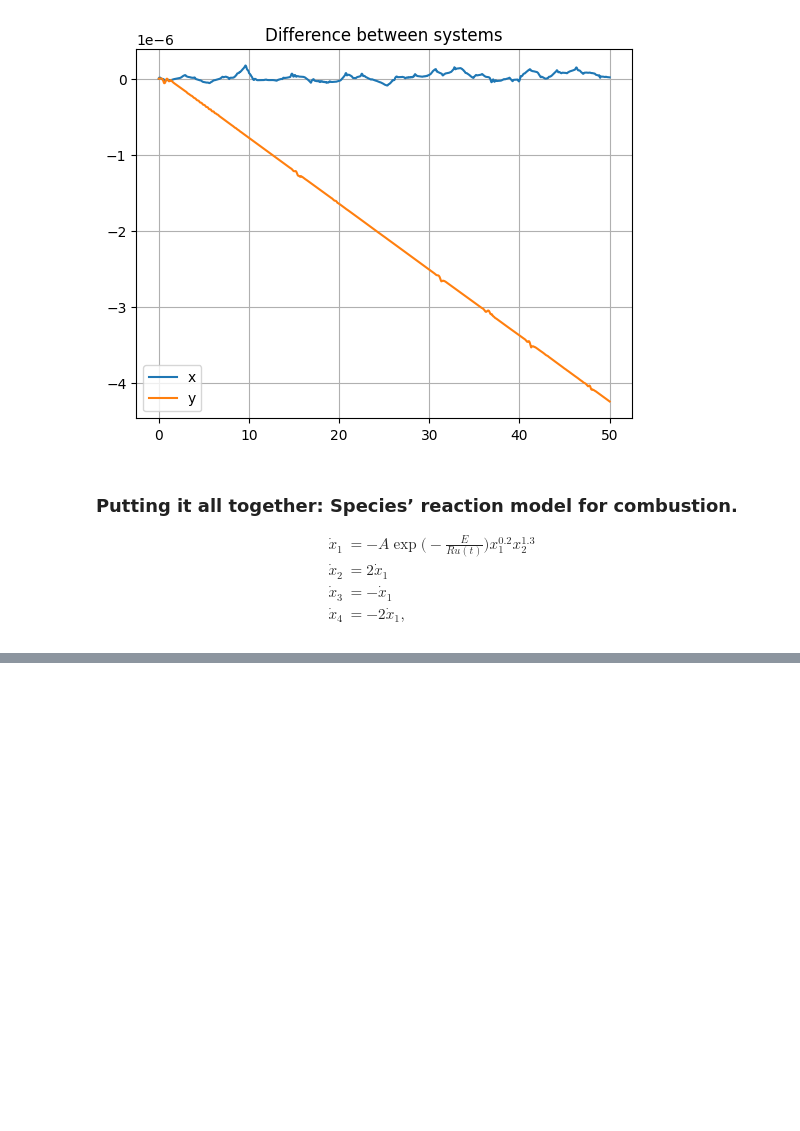
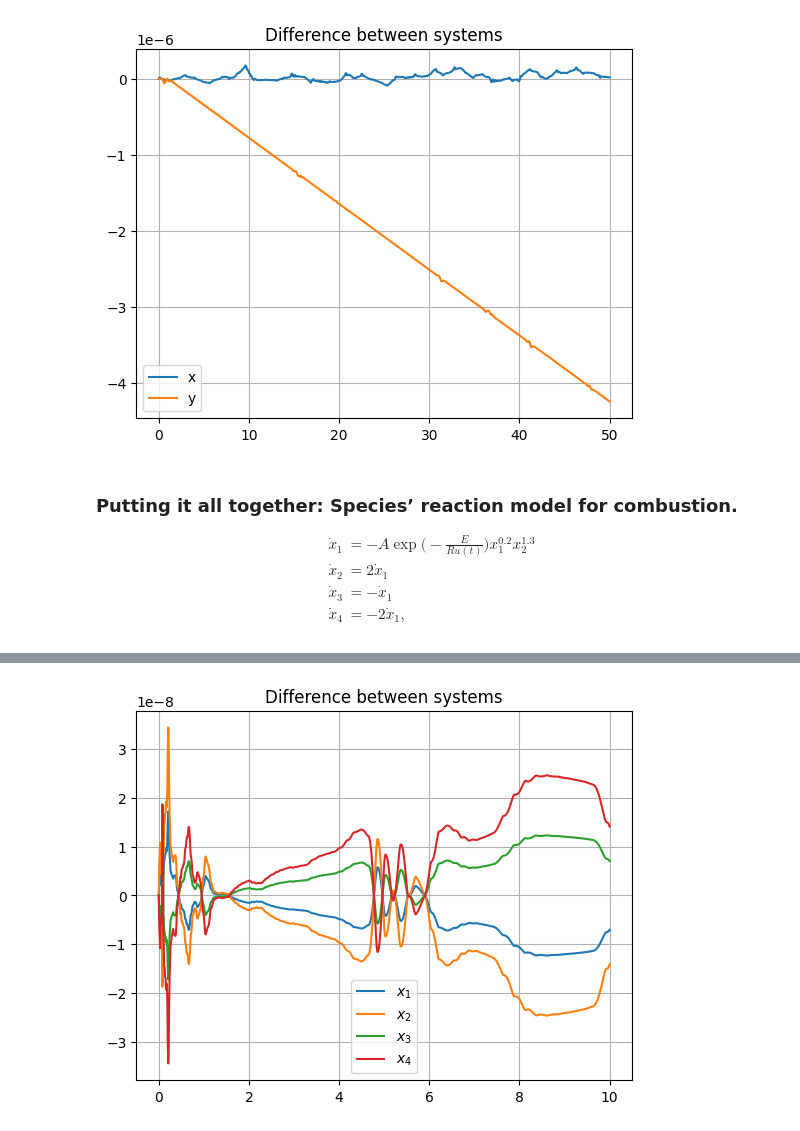
Before and after one commit to AndreyBychkov/QBee, a Jupyter notebook: QBee_tutorial.ipynb, the cells around one changed output, grey strips where cells are left out. Cells and saved outputs as stored; diff of their text form; code cells hidden in the pictures; blank space fills up the shorter version.

```diff
--- a/QBee_tutorial.ipynb
+++ b/QBee_tutorial.ipynb
@@ -284,0 +300,8 @@ TypeError: Cannot convert expression to float
+# %%
+plt.title("Difference between systems")
+for i in range(4):
+    plt.plot(timespan, original_sol[:, i] - quadratized_sol[:, i], label=f"$x_{i+1}$")
+plt.legend()
+plt.grid()
+# %% [output]
+[figure, added]
```
Also changed, not shown: parts of 6 cells of this notebook.
